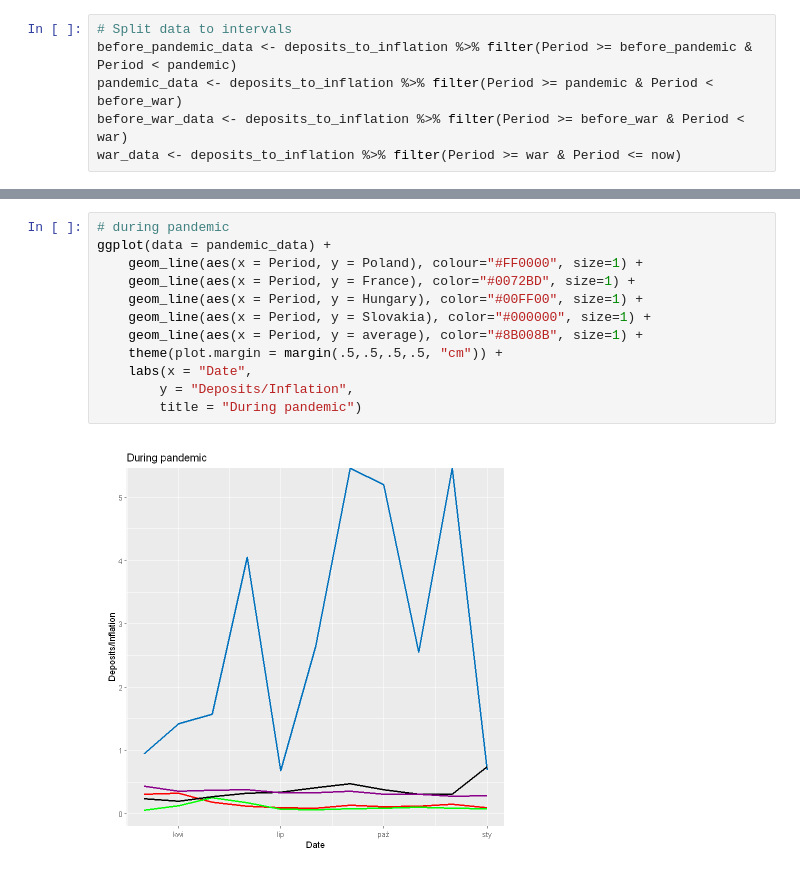
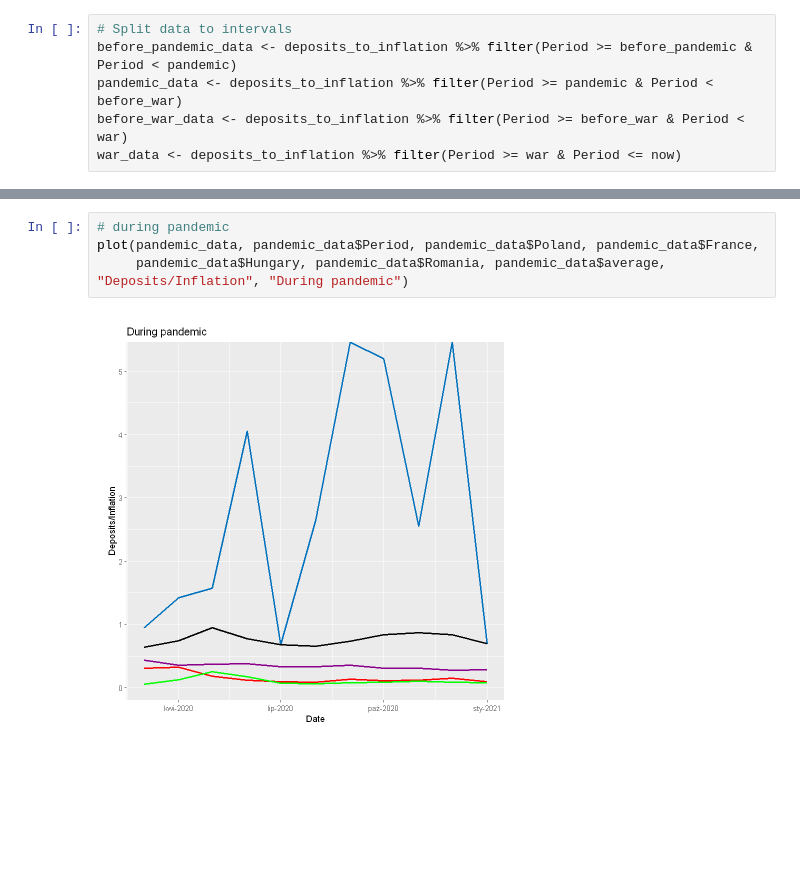
Before and after one commit to AdamixD/SAD_Projekt_1, a Jupyter notebook: Zadanie2.ipynb, the cells around one changed output, grey strips where cells are left out. Drawn from its saved outputs; the diff is of its cells as text; blank space fills up the shorter version.

```diff
--- a/Zadanie2.ipynb
+++ b/Zadanie2.ipynb
@@ -238,16 +228,8 @@ ggplot(data = before_pandemic_data) +
 # %%
 # during pandemic
-ggplot(data = pandemic_data) +
-    geom_line(aes(x = Period, y = Poland), colour="#FF0000", size=1) +
-    geom_line(aes(x = Period, y = France), color="#0072BD", size=1) +
-    geom_line(aes(x = Period, y = Hungary), color="#00FF00", size=1) +
-    geom_line(aes(x = Period, y = Slovakia), color="#000000", size=1) +
-    geom_line(aes(x = Period, y = average), color="#8B008B", size=1) +
-    theme(plot.margin = margin(.5,.5,.5,.5, "cm")) +
-    labs(x = "Date",
-        y = "Deposits/Inflation",
-        title = "During pandemic")
+plot(pandemic_data, pandemic_data$Period, pandemic_data$Poland, pandemic_data$France,
+     pandemic_data$Hungary, pandemic_data$Romania, pandemic_data$average, "Deposits/Inflation", "During pandemic")
 # %% [output]
-[figure, old version]
+[figure, new version]
 # %%
 plot(before_war_data, before_war_data$Period, before_war_data$Poland, before_war_data$France,
```
Also changed, not shown: parts of 6 cells of this notebook.
